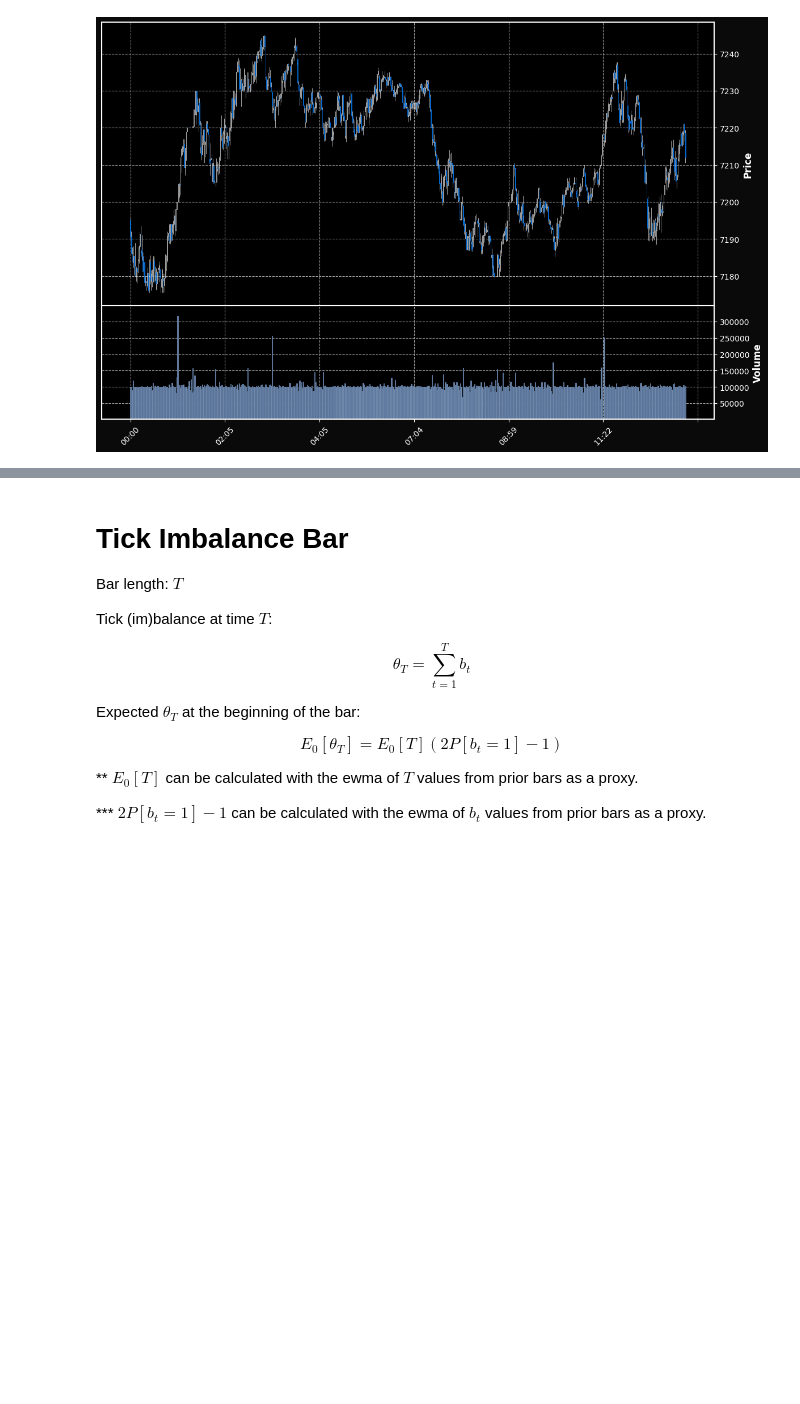
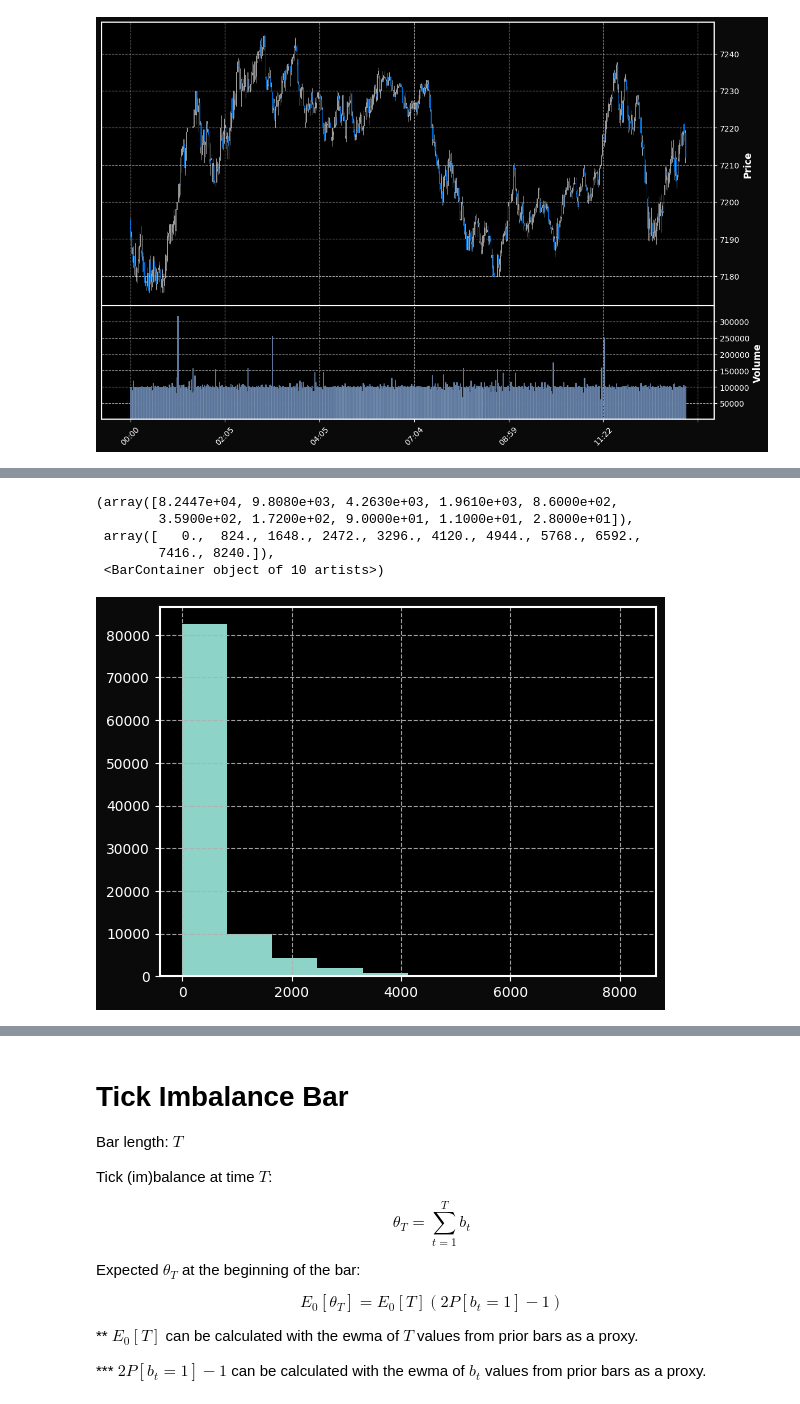
Before and after one commit to victorvalentee/finlib, a Jupyter notebook: test.ipynb, the cells around one changed output, grey strips where cells are left out. Cells and saved outputs as stored; diff of their text form; code cells hidden in the pictures; blank space fills up the shorter version.

Commit message:
Starting to calculate "market intensity" based on incoming tick velocity.

```diff
--- a/test.ipynb
+++ b/test.ipynb
@@ -178,0 +191,9 @@ tick_data
+# %%
+plt.hist(tick_time_delta.astype(float))
+# %% [output]
+(array([8.2447e+04, 9.8080e+03, 4.2630e+03, 1.9610e+03, 8.6000e+02,
+        3.5900e+02, 1.7200e+02, 9.0000e+01, 1.1000e+01, 2.8000e+01]),
+ array([   0.,  824., 1648., 2472., 3296., 4120., 4944., 5768., 6592.,
+        7416., 8240.]),
+ <BarContainer object of 10 artists>)
+[figure, added]
```
Also changed, not shown: parts of 6 cells of this notebook.
